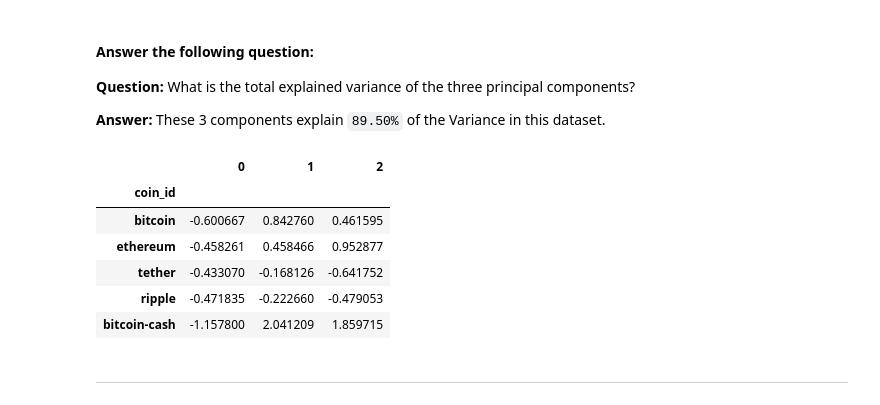
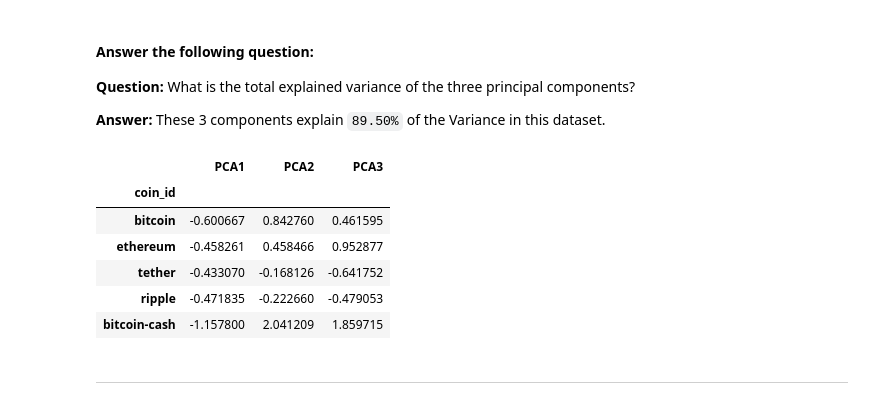
Before and after one commit to rfe123/umn_data_unsupervised_learning_challenge, a Jupyter notebook: Crypto_Clustering.ipynb, the cells around one changed output. Drawn from its saved outputs; the diff is of its cells as text; code cells hidden in the pictures.

```diff
--- a/Crypto_Clustering.ipynb
+++ b/Crypto_Clustering.ipynb
@@ -220,18 +220,19 @@ The explained variance ratio is: [0.3719856  0.34700813 0.17603793]
 # %%
 # Create a new DataFrame with the PCA data.
 pca_predictions = pd.DataFrame(pca_components)
 
 # Creating a DataFrame with the PCA data
 # Copy the crypto names from the original data
 pca_predictions['coin_id'] = df_market_data.index
 
 # Set the coinid column as index
 pca_predictions = pca_predictions.set_index('coin_id')
+pca_predictions.columns = ['PCA1', 'PCA2', 'PCA3']
 
 # Display sample data
 pca_predictions.head()
 # %% [output]
-|  | 0 | 1 | 2 |
+|  | PCA1 | PCA2 | PCA3 |
 | coin_id |  |  |  |
 | bitcoin | -0.600667 | 0.842760 | 0.461595 |
 | ethereum | -0.458261 | 0.458466 | 0.952877 |
```
Also changed, not shown: parts of 9 cells of this notebook.
